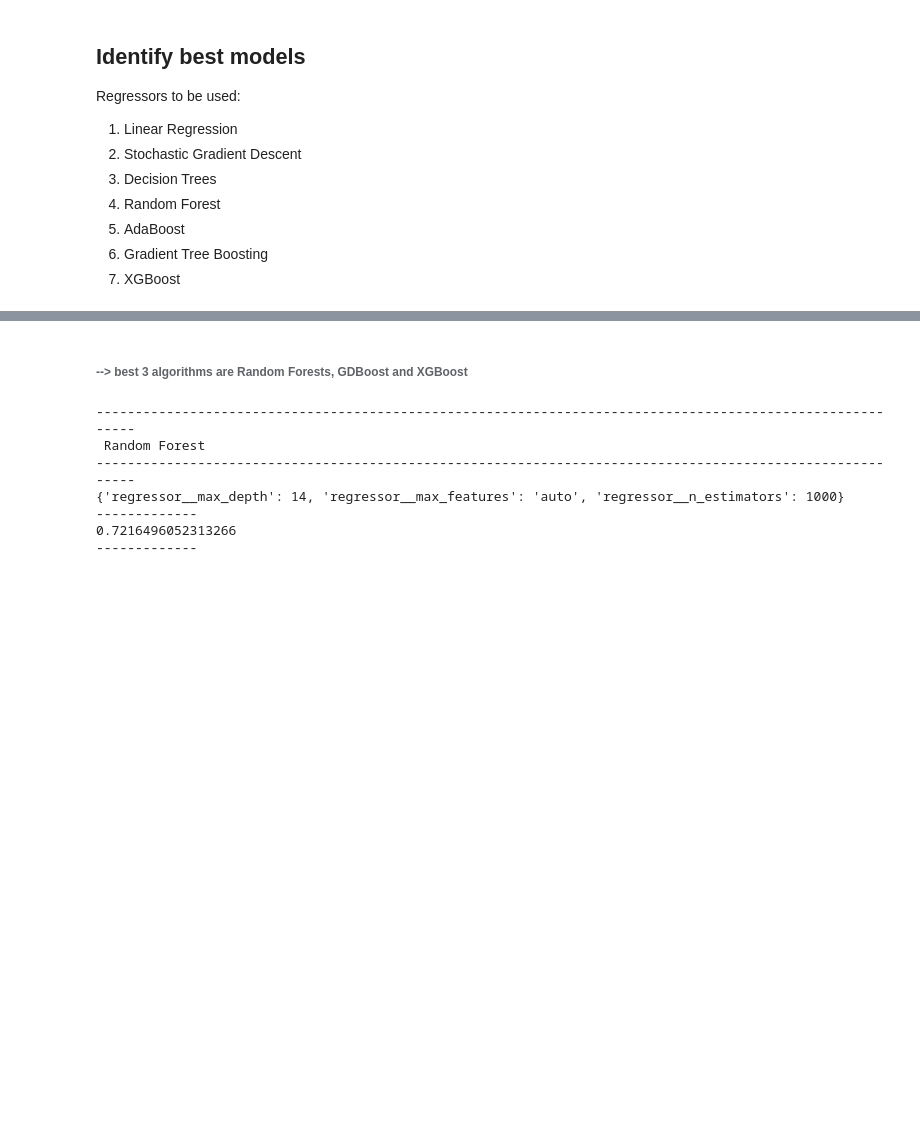
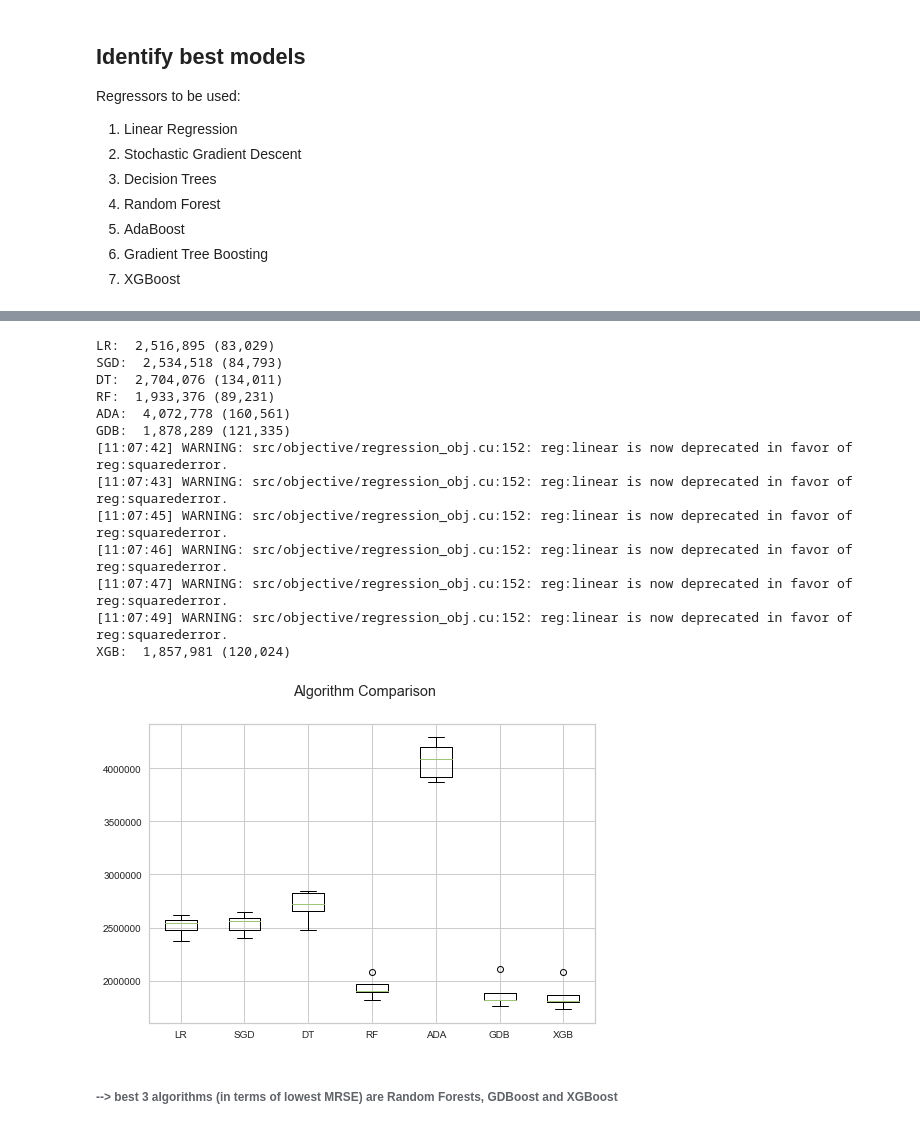
Before and after one commit to fabwerk90/FIFA-20---Market-value-prediction, a Jupyter notebook: h_predictive_algorithms.ipynb, the cells around one changed output, grey strips where cells are left out. Saved outputs shown, nothing was run; the diff lists cells and outputs as text; code cells hidden in the pictures; blank space fills up the shorter version.

```diff
--- a/h_predictive_algorithms.ipynb
+++ b/h_predictive_algorithms.ipynb
@@ -70,7 +74,7 @@ Regressors to be used:
 10. Gradient Tree Boosting
 11. XGBoost
 # %%
-def model_selection (train_set):
+def model_selection (train_set, scaler, encoder):
 
     ###################################
     # 2.1. train-test-split with remaining 80% of data
@@ -91,13 +95,12 @@ def model_selection (train_set):
     ###################################
 
     from sklearn.pipeline import Pipeline
-    from sklearn.preprocessing import StandardScaler, OneHotEncoder
 
     numeric_transformer = Pipeline(steps=[
-        ('scaler', StandardScaler())])
+        ('scaler', scaler)])
 
     categorical_transformer = Pipeline(steps=[
-        ('onehot', OneHotEncoder(handle_unknown='ignore'))])
+        ('encoder', encoder)])
 
     ###################################
     # 2.3. Apply column transformer
@@ -196,3 +182,22 @@ XGB:  1,858,716 (120,307)
+# %%
+from sklearn.preprocessing import MinMaxScaler, OneHotEncoder
+
+model_selection (train_set_fp, MinMaxScaler(), OneHotEncoder())
+# %% [output]
+LR:  2,516,895 (83,029)
+SGD:  2,534,518 (84,793)
+DT:  2,704,076 (134,011)
+RF:  1,933,376 (89,231)
+ADA:  4,072,778 (160,561)
+GDB:  1,878,289 (121,335)
+[11:07:42] WARNING: src/objective/regression_obj.cu:152: reg:linear is now deprecated in favor of reg:squarederror.
+[11:07:43] WARNING: src/objective/regression_obj.cu:152: reg:linear is now deprecated in favor of reg:squarederror.
+[11:07:45] WARNING: src/objective/regression_obj.cu:152: reg:linear is now deprecated in favor of reg:squarederror.
+[11:07:46] WARNING: src/objective/regression_obj.cu:152: reg:linear is now deprecated in favor of reg:squarederror.
+[11:07:47] WARNING: src/objective/regression_obj.cu:152: reg:linear is now deprecated in favor of reg:squarederror.
+[11:07:49] WARNING: src/objective/regression_obj.cu:152: reg:linear is now deprecated in favor of reg:squarederror.
+XGB:  1,857,981 (120,024)
+[figure, added]
 # %% [markdown]
-###### --> best 3 algorithms are Random Forests, GDBoost and XGBoost
+###### --> best 3 algorithms (in terms of lowest MRSE) are Random Forests, GDBoost and XGBoost
 # %%
@@ -371,10 +321,0 @@ def best_algos_pipeline (train_set):
-# %%
-best_algos_pipeline (train_set_fp)
-# %% [output]
-----------------------------------------------------------------------------------------------------------
- Random Forest
-----------------------------------------------------------------------------------------------------------
-{'regressor__max_depth': 14, 'regressor__max_features': 'auto', 'regressor__n_estimators': 1000}
--------------
-0.7216496052313266
--------------
```
Also changed, not shown: parts of 5 cells of this notebook.
